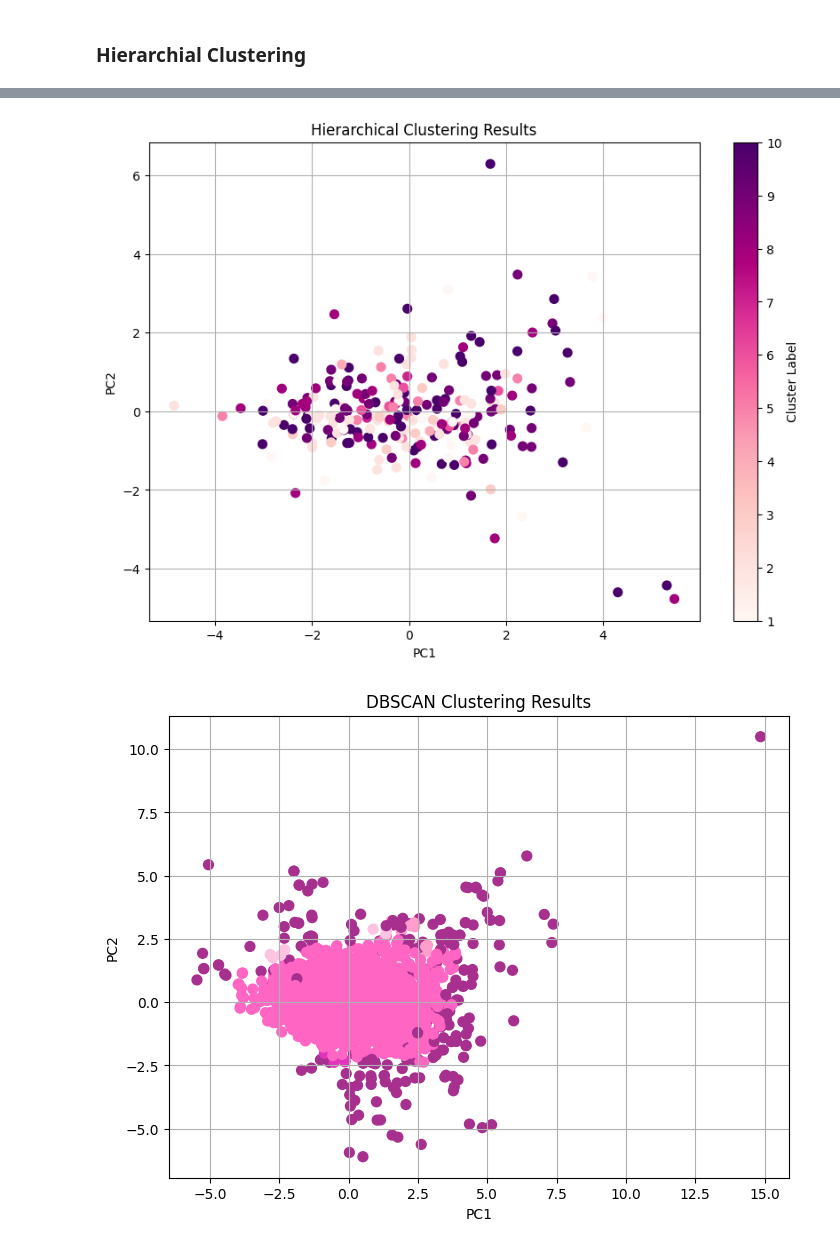
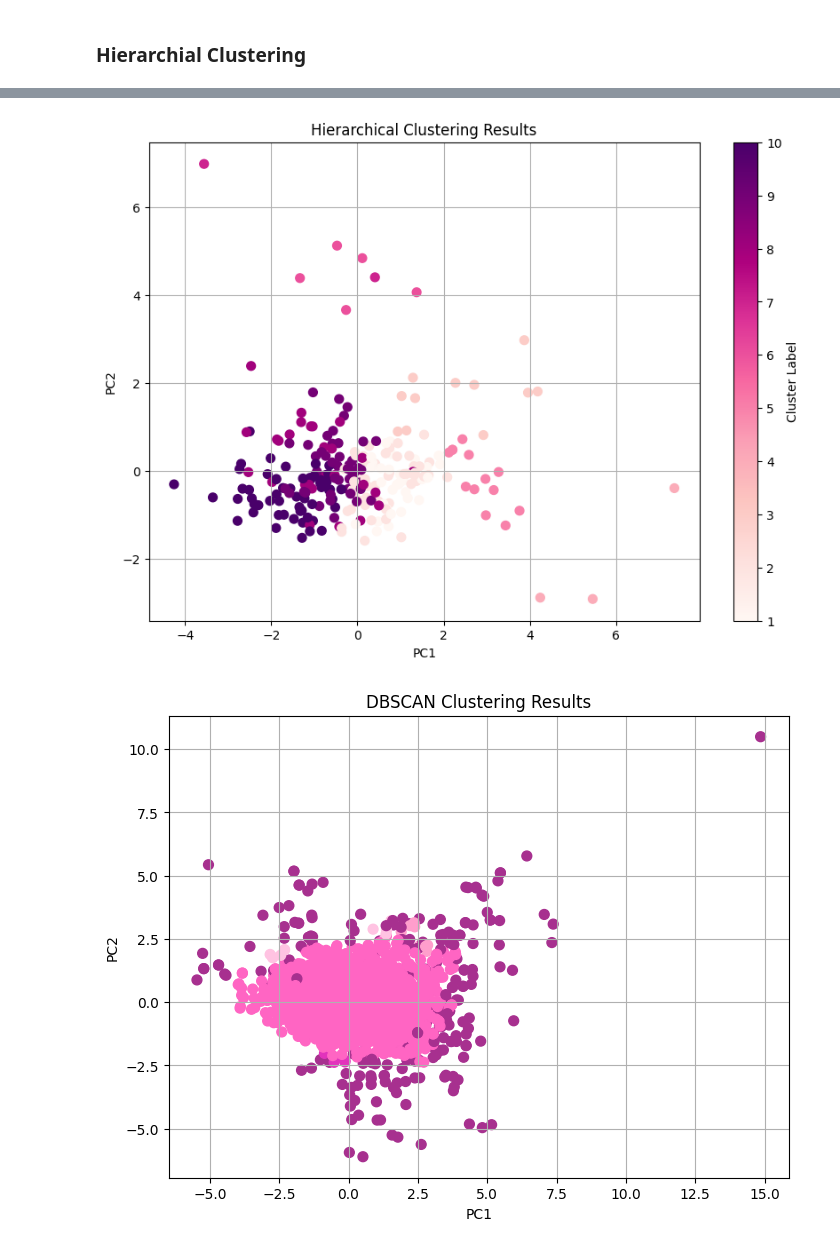
Before and after one commit to KenzieHensel/Project, a Jupyter notebook: Module_2/Clustering.ipynb, the cells around one changed output, grey strips where cells are left out. Saved outputs shown, nothing was run; the diff lists cells and outputs as text; code cells hidden in the pictures.

```diff
--- a/Module_2/Clustering.ipynb
+++ b/Module_2/Clustering.ipynb
@@ -176,6 +163,6 @@ for k in chosen_k_values:
 # %%
-#Converting PCA results back to a DataFrame
-pca_df = pd.DataFrame(pca_result, columns=['PC1', 'PC2', 'PC3'])
+#Converting Sampled PCA results back to a DataFrame
+pca_df_sample = pd.DataFrame(pca_result_sample, columns=['PC1', 'PC2', 'PC3'])  # Create DataFrame for the sample
 # %% [markdown]
 ### Hierarchial Clustering
 # %%
@@ -193,19 +202,20 @@ plt.show()
 # %%
 #Cutting the dendrogram to form clusters
 max_d = 7  # Example threshold
 clusters = sch.fcluster(sch.linkage(pca_result_sample, method='ward'), max_d, criterion='distance')
 
 #Plotting the hierarchical clustering results
 plt.figure(figsize=(10, 7))
-plt.scatter(pca_df['PC1'], pca_df['PC2'], c=clusters, cmap='RdPu', s=50)
+plt.scatter(pca_df_sample['PC1'], pca_df_sample['PC2'], c=clusters, cmap='RdPu', s=50)
 plt.title('Hierarchical Clustering Results')
 plt.xlabel('PC1')
 plt.ylabel('PC2')
 plt.grid(True)
 plt.colorbar(label='Cluster Label')
+plt.savefig('hierarchical_clusters_scatter.png')
 plt.show()
 # %% [output]
-[figure, old version]
+[figure, new version]
 # %%
 from sklearn.cluster import DBSCAN
 
```
Also changed, not shown: parts of 7 cells of this notebook, 15 other files.
